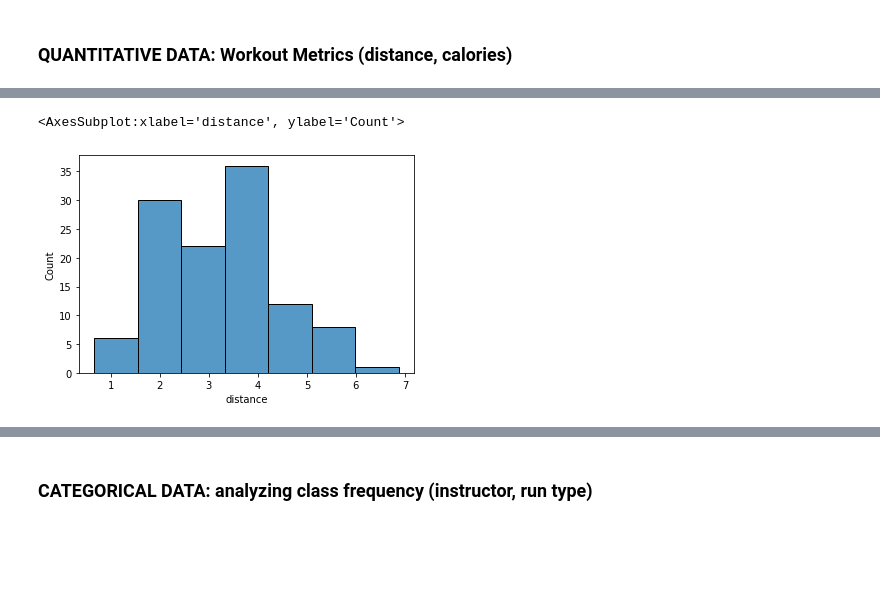
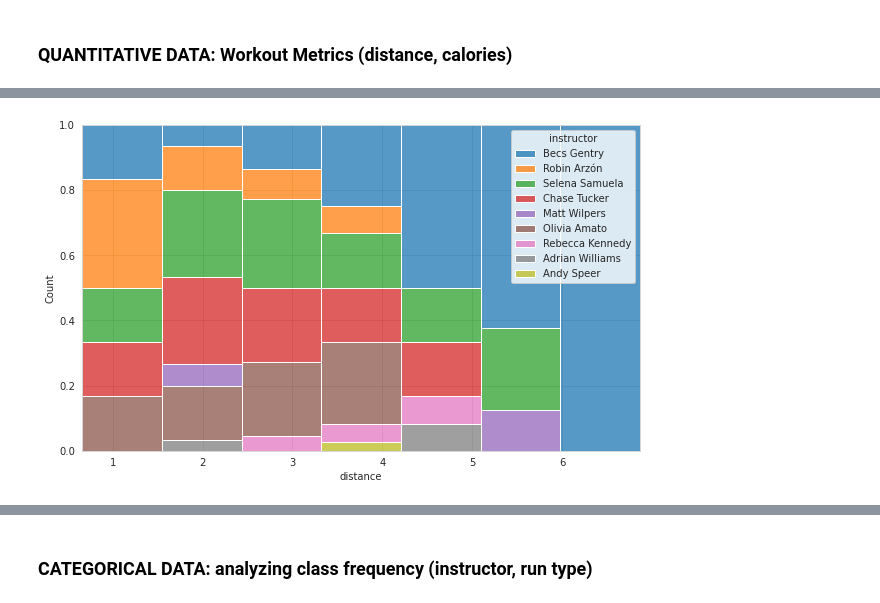
Before and after one commit to sejaldua/pelo-wolfpack, a Jupyter notebook: playground.ipynb, the cells around one changed output, grey strips where cells are left out. Drawn from its saved outputs; the diff is of its cells as text; code cells hidden in the pictures; blank space fills up the shorter version.

```diff
--- a/playground.ipynb
+++ b/playground.ipynb
@@ -20,7 +12,7 @@ from datetime import datetime
 import warnings
 warnings.filterwarnings("ignore")
 # %%
-df = pd.read_csv('workout_data.csv', parse_dates=['timestamp'])
+df = pd.read_csv('https://raw.githubusercontent.com/sejaldua/pelo-wolfpack/master/workout_data.csv', parse_dates=['timestamp'])
 df
 # %% [output]
 |  | timestamp | fitness_discipline | title | duration | instructor | calories | distance |
@@ -150,5 +138,6 @@ sns.scatterplot(data=data_2021, x='calories', y='distance', hue='duration');
 # %%
-sns.histplot(data=data_2021, x='distance', bins=7)
+fig = plt.figure(figsize=(10,6));
+sns.histplot(data=data_2021, x='distance', hue='instructor', multiple='fill', bins=7);
+fig.savefig('hist_distance_fill.png')
 # %% [output]
-<AxesSubplot:xlabel='distance', ylabel='Count'>
-[figure, old version]
+[figure, new version]
```
Also changed, not shown: parts of 24 cells of this notebook, 17 other files.
